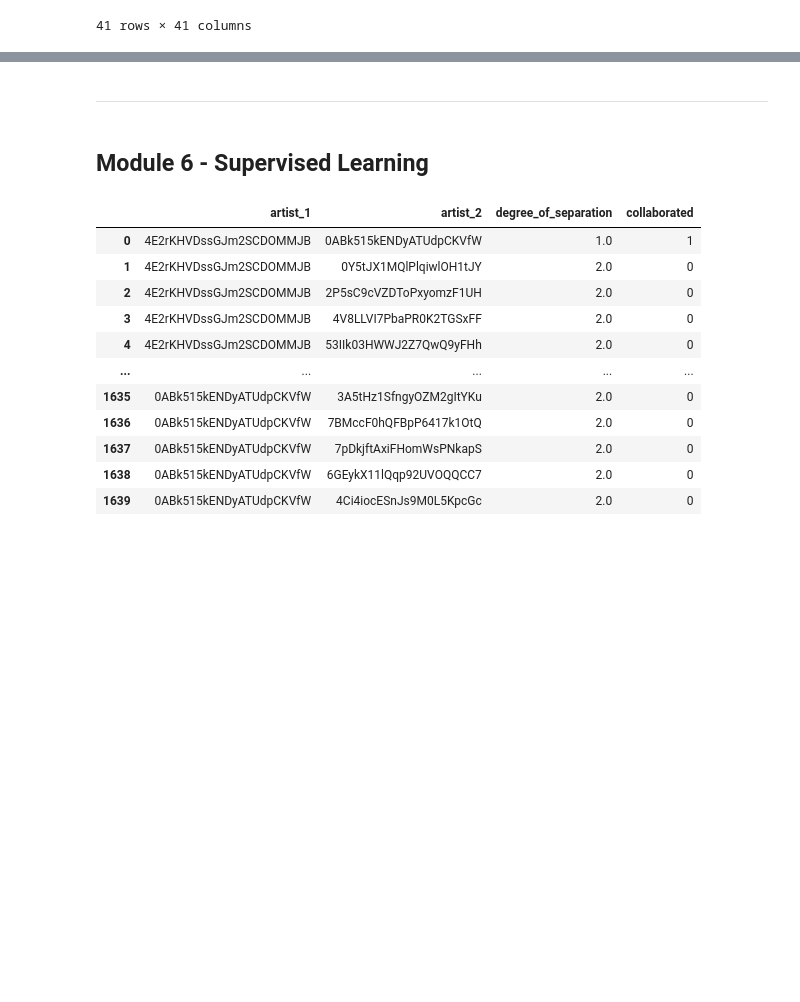
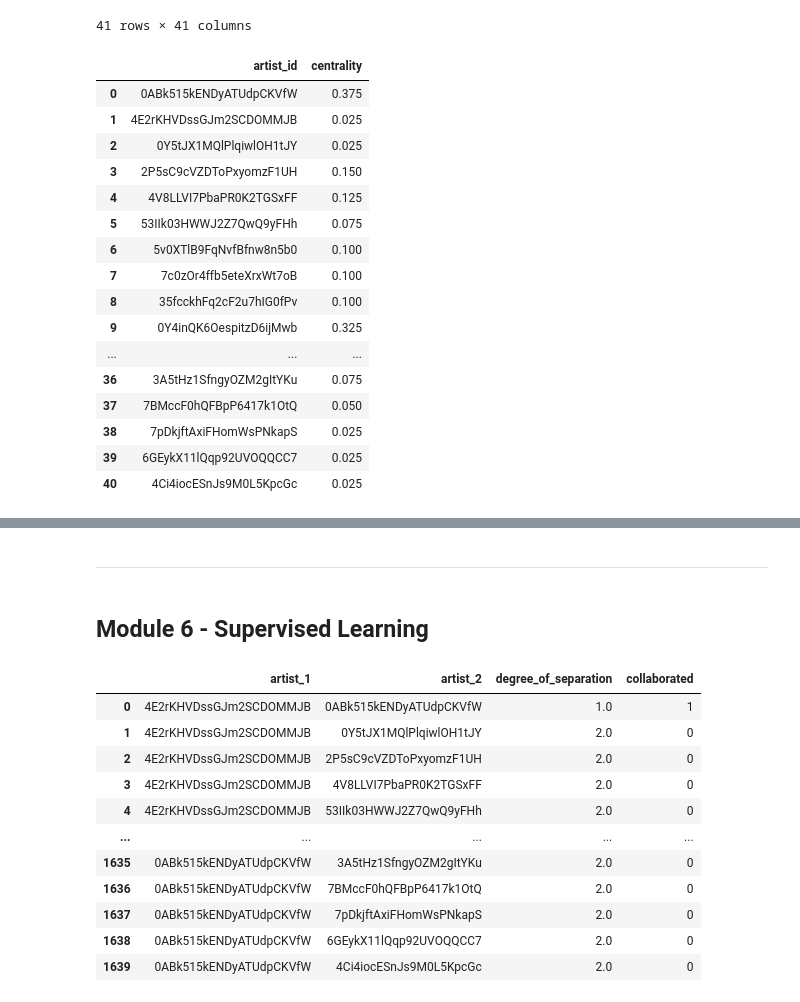
Before and after one commit to mariocancode/SpotifyCollaborationPopularity, a Jupyter notebook: PredictPopularCollabs.ipynb, the cells around one changed output, grey strips where cells are left out. Drawn from its saved outputs; the diff is of its cells as text; code cells hidden in the pictures; blank space fills up the shorter version.

```diff
--- a/PredictPopularCollabs.ipynb
+++ b/PredictPopularCollabs.ipynb
@@ -223,6 +224,33 @@ degree_of_seperation_df
 | 4Ci4iocESnJs9M0L5KpcGc | 2.0 | 3.0 | 3.0 | 3.0 | ... |
 | 0ABk515kENDyATUdpCKVfW | 0.0 | 1.0 | 1.0 | 1.0 | ... |
 41 rows × 41 columns
+# %%
+artist_centrality = {}
+for artist in g.nodes():
+    artist_centrality[artist] = nx.degree_centrality(g)[artist]
+artist_centrality_df = pd.DataFrame.from_dict(artist_centrality, orient='index', columns=['centrality'])
+artist_centrality_df.index.name = "artist_id"
+artist_centrality_df.reset_index(inplace=True)
+artist_centrality_df['centrality'] = artist_centrality_df['centrality'].astype(float)
+artist_centrality_df
+# %% [output]
+|  | artist_id | centrality |
+| 0 | 0ABk515kENDyATUdpCKVfW | 0.375 |
+| 1 | 4E2rKHVDssGJm2SCDOMMJB | 0.025 |
+| 2 | 0Y5tJX1MQlPlqiwlOH1tJY | 0.025 |
+| 3 | 2P5sC9cVZDToPxyomzF1UH | 0.150 |
+| 4 | 4V8LLVI7PbaPR0K2TGSxFF | 0.125 |
+| 5 | 53IIk03HWWJ2Z7QwQ9yFHh | 0.075 |
+| 6 | 5v0XTlB9FqNvfBfnw8n5b0 | 0.100 |
+| 7 | 7c0zOr4ffb5eteXrxWt7oB | 0.100 |
+| 8 | 35fcckhFq2cF2u7hIG0fPv | 0.100 |
+| 9 | 0Y4inQK6OespitzD6ijMwb | 0.325 |
+| ... | ... | ... |
+| 36 | 3A5tHz1SfngyOZM2gItYKu | 0.075 |
+| 37 | 7BMccF0hQFBpP6417k1OtQ | 0.050 |
+| 38 | 7pDkjftAxiFHomWsPNkapS | 0.025 |
+| 39 | 6GEykX11lQqp92UVOQQCC7 | 0.025 |
+| 40 | 4Ci4iocESnJs9M0L5KpcGc | 0.025 |
 # %%
 artist_popularity = {}
 for artists in all_artist_ids:
```
Also changed, not shown: parts of 19 cells of this notebook.
